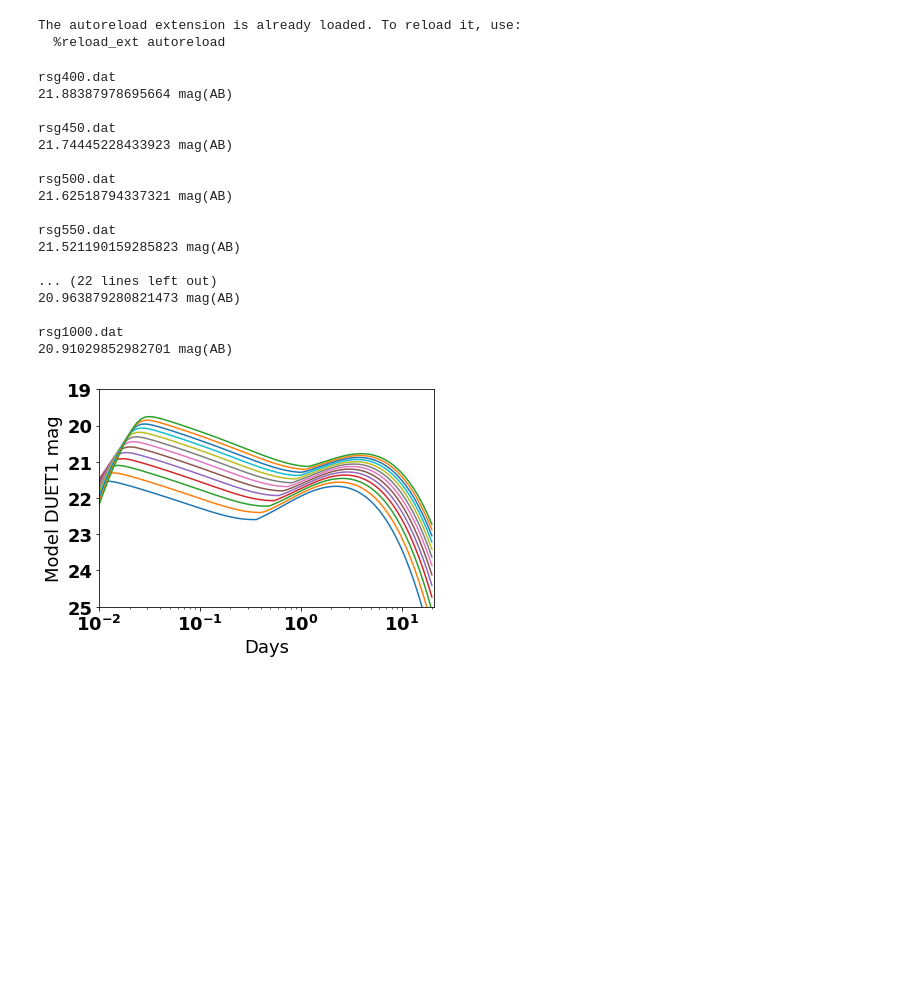
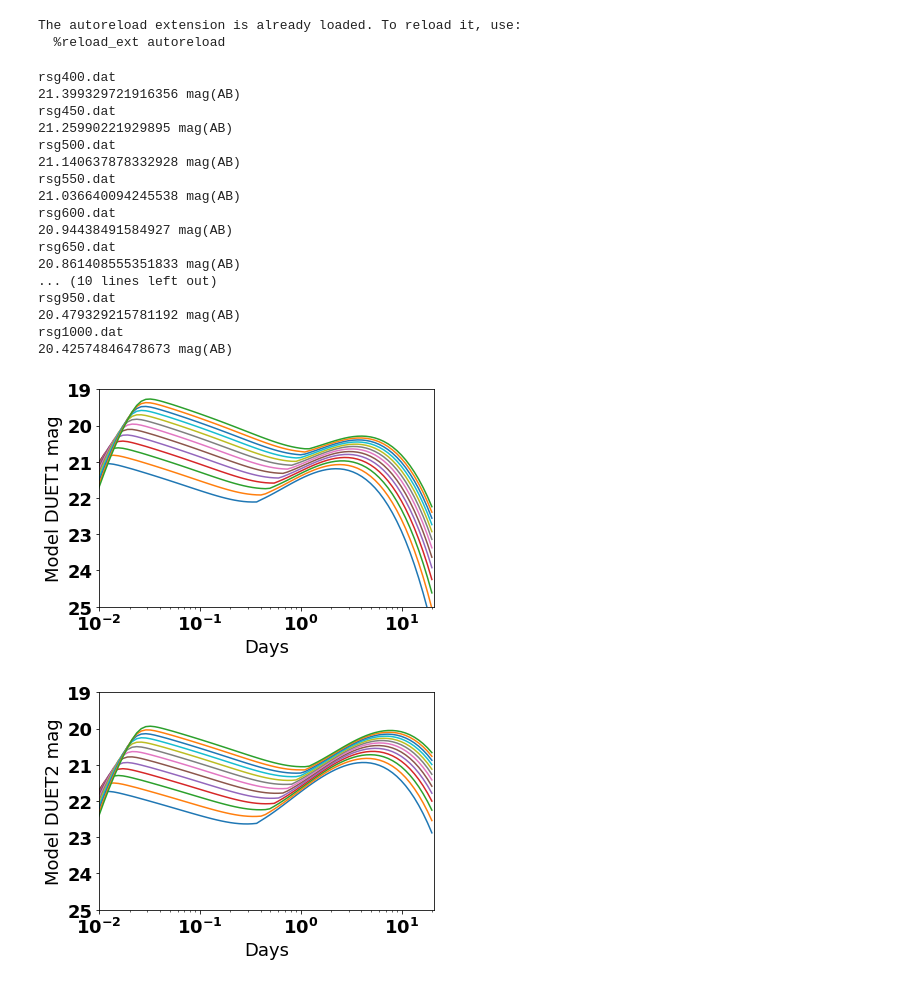
Before and after one commit to bwgref/duet-astro, a Jupyter notebook: notebooks/Plot SN models.ipynb, the cells around one changed output. Cells and saved outputs as stored; diff of their text form; code cells hidden in the pictures; blank space fills up the shorter version.

```diff
--- a/notebooks/Plot SN models.ipynb
+++ b/notebooks/Plot SN models.ipynb
@@ -16,7 +16,7 @@ font = {'family' : 'sans',
 
 matplotlib.rc('font', **font)
 
-dist_check = 375 * u.Mpc
+dist_check = 300 * u.Mpc
 early = 1
 late = 7
 # %% [output]
@@ -27,43 +29,65 @@ The autoreload extension is already loaded. To reload it, use:
 # %%
+plt.figure()
 for rsg in sims.sne_rsg_simulations:
     print(rsg)
     fits_file = models.fits_file(rsg)
 #    print(fits_file)
 
     rsg_model = models.load_model_ABmag(fits_file, dist=dist_check)
     days = rsg_model[0].to(u.d)
 
 
     plt.plot(days, rsg_model[1])
 
     in_range = np.where((days.value > early) & (days.value < late))
     print(rsg_model[1][in_range].mean())
 
-    print()
+plt.xlim(0.01, 21)
+plt.ylim([25, 19])
+plt.xlabel('Days')
+plt.ylabel('Model DUET1 mag')
+plt.xscale('Log')
+plt.figure()
+for rsg in sims.sne_rsg_simulations:
+#    print(rsg)
+    fits_file = models.fits_file(rsg)
+#    print(fits_file)
+
+    rsg_model = models.load_model_ABmag(fits_file, dist=dist_check)
+    days = rsg_model[0].to(u.d)
+
+
+    plt.plot(days, rsg_model[2])
+
+    in_range = np.where((days.value > early) & (days.value < late))
+#    print(rsg_model[2][in_range].mean())
+
 
 
 plt.xlim(0.01, 21)
 plt.ylim([25, 19])
 plt.xlabel('Days')
-plt.ylabel('Model DUET1 mag')
+plt.ylabel('Model DUET2 mag')
 plt.xscale('Log')
+plt.show()
 # %% [output]
 rsg400.dat
-21.88387978695664 mag(AB)
-
+21.399329721916356 mag(AB)
 rsg450.dat
-21.74445228433923 mag(AB)
-
+21.25990221929895 mag(AB)
 rsg500.dat
-21.62518794337321 mag(AB)
-
+21.140637878332928 mag(AB)
 rsg550.dat
-21.521190159285823 mag(AB)
-
-... (22 lines left out)
-20.963879280821473 mag(AB)
-
+21.036640094245538 mag(AB)
+rsg600.dat
+20.94438491584927 mag(AB)
+rsg650.dat
+20.861408555351833 mag(AB)
+... (10 lines left out)
+rsg950.dat
+20.479329215781192 mag(AB)
 rsg1000.dat
-20.91029852982701 mag(AB)
+20.42574846478673 mag(AB)
-[figure, old version]
+[figure, new version]
+[figure, added]
 # %%
```
Also changed, not shown: parts of 3 cells of this notebook, 9 other files.
